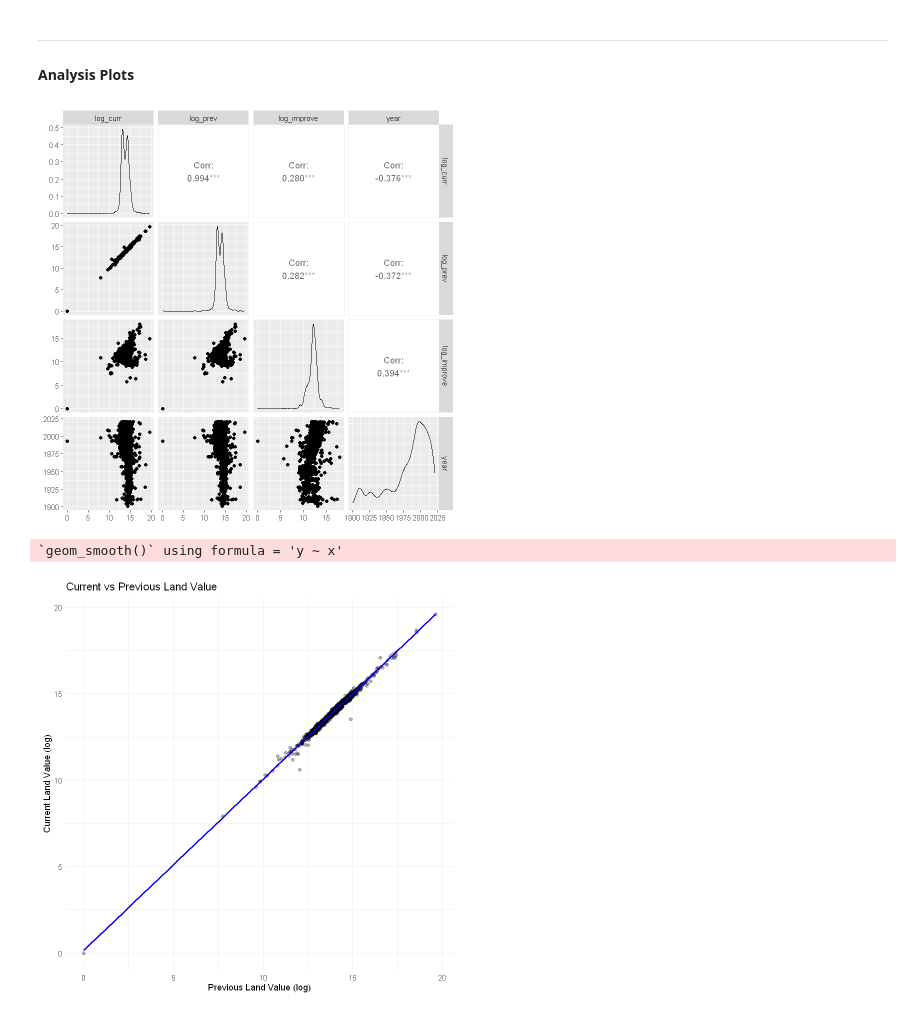
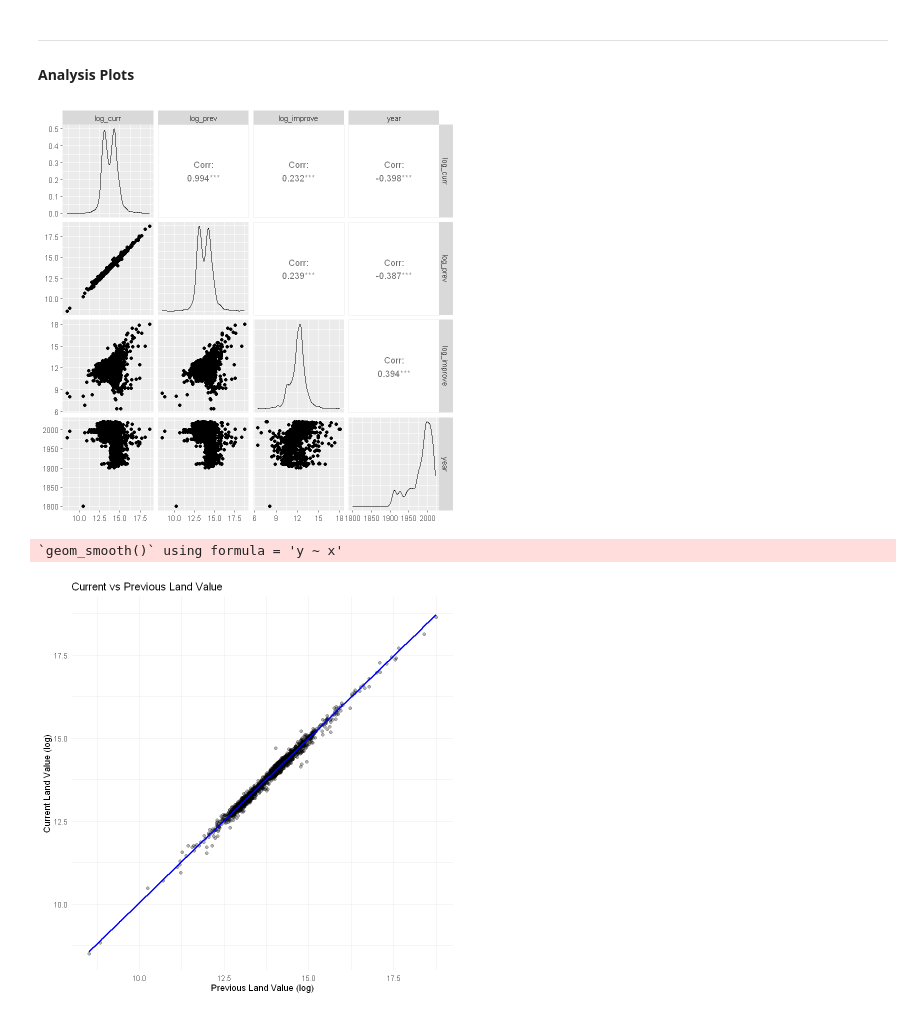
Before and after one commit to drrnaxl/STAT-306-Project, a Jupyter notebook: STAT_306_Final.ipynb, the cells around one changed output. Saved outputs shown, nothing was run; the diff lists cells and outputs as text; code cells hidden in the pictures.

```diff
--- a/STAT_306_Final.ipynb
+++ b/STAT_306_Final.ipynb
@@ -45,12 +45,47 @@ property_cleaned <- property_sample |>
                         ) |>
                     na.omit() |>
                     filter(
-                        CURRENT_IMPROVEMENT_VALUE > 0 &
-                        PREVIOUS_IMPROVEMENT_VALUE > 0
-                        )
+                        CURRENT_LAND_VALUE > 1 &
+                        CURRENT_IMPROVEMENT_VALUE > 1 &
+                        PREVIOUS_IMPROVEMENT_VALUE > 1 &
+                        PREVIOUS_LAND_VALUE > 1 &
+                        LEGAL_TYPE != "OTHER"
+                        ) |>
+                    mutate(
+                        LEGAL_TYPE = as.factor(LEGAL_TYPE),
+                        ZONING_CLASSIFICATION = as.factor(ZONING_CLASSIFICATION),
+                        ZONING_CLASSIFICATION = case_when(
+                        ZONING_CLASSIFICATION %in% c(
+                            "Residential",
+                            "Residential Inclusive",
+                            "One-Family Dwelling",
+                            "Two-Family Dwelling",
+                            "Multiple Dwelling"
+                        ) ~ "Residential",
+
+                        ZONING_CLASSIFICATION %in% c(
+                            "Commercial",
+                            "Comprehensive Development"
+                        ) ~ "Commercial/Mixed",
+
+                        ZONING_CLASSIFICATION == "Industrial" ~ "Industrial",
+
+                        ZONING_CLASSIFICATION %in% c(
+                            "Historical Area",
+                            "Other",
+                            "Limited Agriculture"
+                        ) ~ "Special/Other",
+
+                        TRUE ~ as.character(ZONING_CLASSIFICATION)
+
+                        ),
+                        ZONING_CLASSIFICATION = as.factor(ZONING_CLASSIFICATION)
+                    )
+
+
 
 # Check how many rows were dropped
 nrow(property_sample) - nrow(property_cleaned)
-
+nrow(property_sample)
 head(property_cleaned)
 # %% [output]
@@ -214,17 +410,17 @@ A tibble: 3 × 2
 --------------------------
 #### Analysis Plots
 # %%
-property_log <- property2 |>
+property_log <- property_cleaned |>
                 mutate(log_curr = log(CURRENT_LAND_VALUE),
                 log_prev = log(PREVIOUS_LAND_VALUE),
                 log_improve = log(PREVIOUS_IMPROVEMENT_VALUE),
                 year = as.numeric(YEAR_BUILT)) |>
                 select(log_curr, log_prev, log_improve, year)
 ggpairs(property_log)
 # %% [output]
-[figure, old version]
+[figure, new version]
 # %%
-ggplot(property2, aes(x = log(PREVIOUS_LAND_VALUE), y = log(CURRENT_LAND_VALUE))) +
+ggplot(property_cleaned, aes(x = log(PREVIOUS_LAND_VALUE), y = log(CURRENT_LAND_VALUE))) +
   geom_point(alpha = 0.3) +
   geom_smooth(method = "lm", se = TRUE, color = "blue") +
   labs(x = "Previous Land Value (log)",
@@ -233,7 +429,7 @@ ggplot(property2, aes(x = log(PREVIOUS_LAND_VALUE), y = log(CURRENT_LAND_VALUE))
   theme_minimal()
 # %% [output]
 `geom_smooth()` using formula = 'y ~ x'
-[figure, old version]
+[figure, new version]
 # %%
 ggplot(data.frame(fitted = fit$fitted.values, residuals = fit$residuals),
        aes(x = fitted, y = residuals)) +
```
Also changed, not shown: parts of 14 cells of this notebook.
